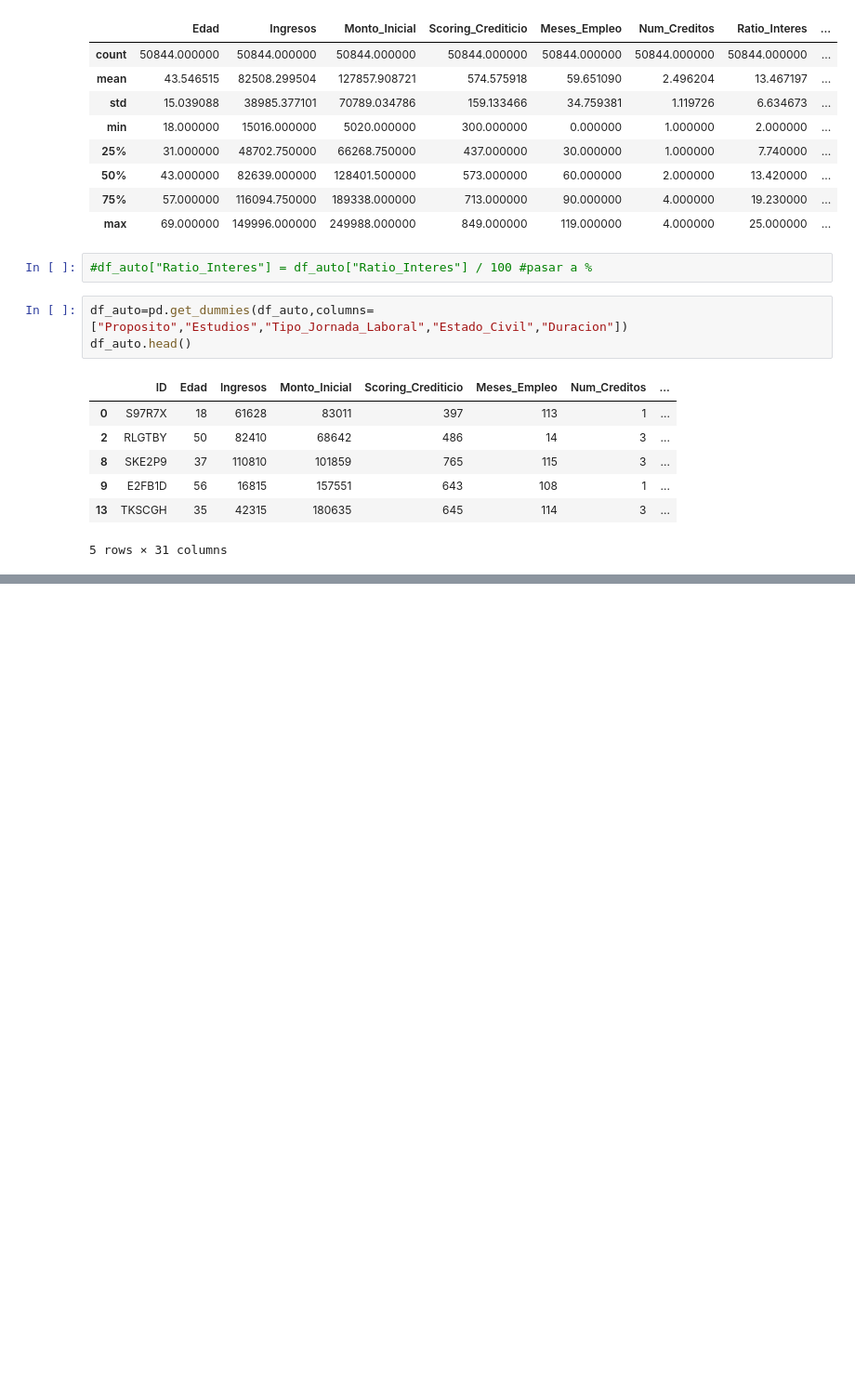
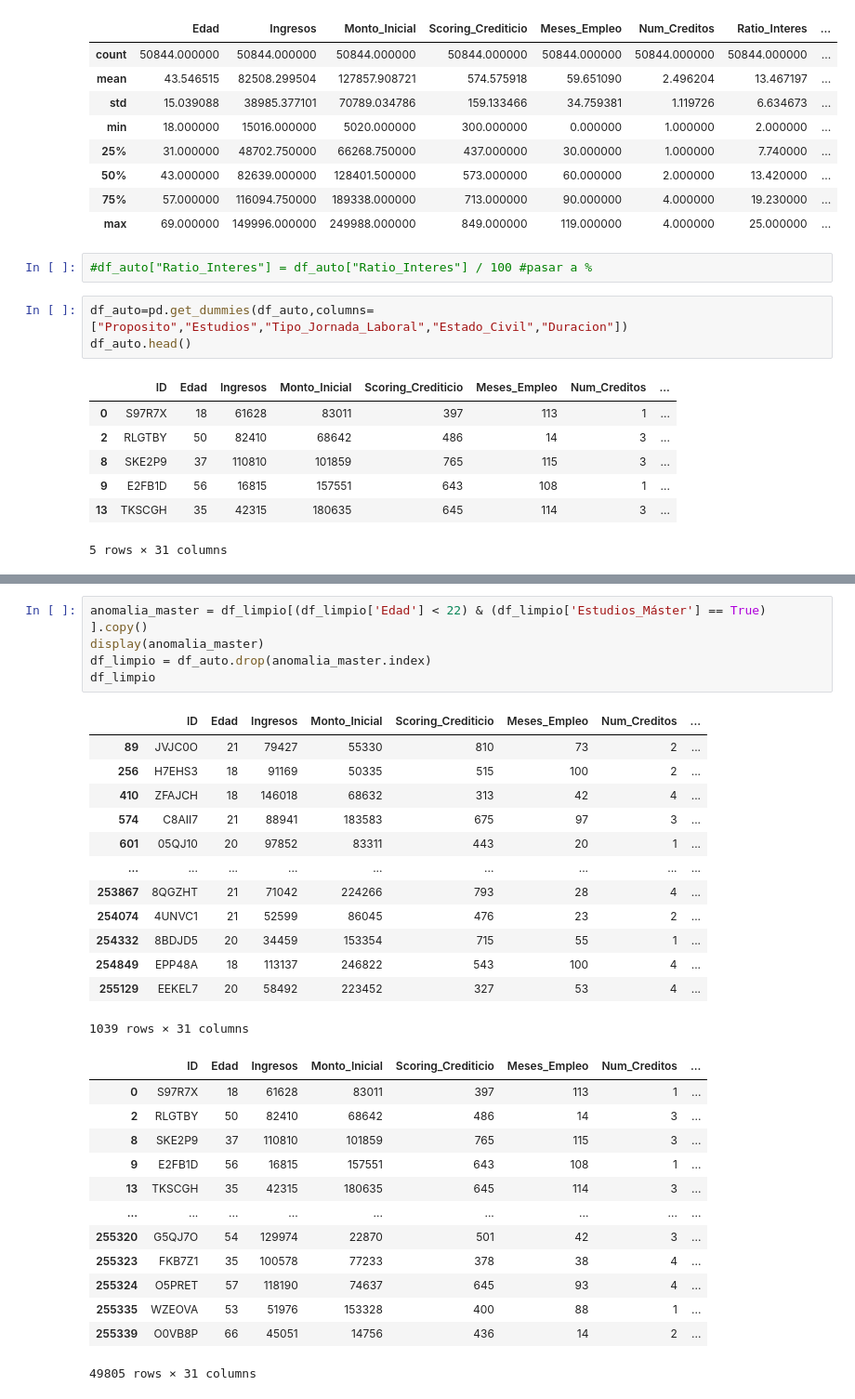
Before and after one commit to danielsoponaru/25-26_R07_NARANJA, a Jupyter notebook: 01-Ingesta_Limpieza.ipynb, the cells around one changed output, grey strips where cells are left out. Shown at 93% size. Drawn from its saved outputs; the diff is of its cells as text; blank space fills up the shorter version.

```diff
--- a/01-Ingesta_Limpieza.ipynb
+++ b/01-Ingesta_Limpieza.ipynb
@@ -115,3 +113,35 @@ df_limpio
+# %%
+anomalia_master = df_limpio[(df_limpio['Edad'] < 22) & (df_limpio['Estudios_Máster'] == True) ].copy()
+display(anomalia_master)
+df_limpio = df_auto.drop(anomalia_master.index)
+df_limpio
+# %% [output]
+|  | ID | Edad | Ingresos | Monto_Inicial | Scoring_Crediticio | Meses_Empleo | Num_Creditos | ... |
+| 89 | JVJC0O | 21 | 79427 | 55330 | 810 | 73 | 2 | ... |
+| 256 | H7EHS3 | 18 | 91169 | 50335 | 515 | 100 | 2 | ... |
+| 410 | ZFAJCH | 18 | 146018 | 68632 | 313 | 42 | 4 | ... |
+| 574 | C8AII7 | 21 | 88941 | 183583 | 675 | 97 | 3 | ... |
+| 601 | 05QJ10 | 20 | 97852 | 83311 | 443 | 20 | 1 | ... |
+| ... | ... | ... | ... | ... | ... | ... | ... | ... |
+| 253867 | 8QGZHT | 21 | 71042 | 224266 | 793 | 28 | 4 | ... |
+| 254074 | 4UNVC1 | 21 | 52599 | 86045 | 476 | 23 | 2 | ... |
+| 254332 | 8BDJD5 | 20 | 34459 | 153354 | 715 | 55 | 1 | ... |
+| 254849 | EPP48A | 18 | 113137 | 246822 | 543 | 100 | 4 | ... |
+| 255129 | EEKEL7 | 20 | 58492 | 223452 | 327 | 53 | 4 | ... |
+1039 rows × 31 columns
+|  | ID | Edad | Ingresos | Monto_Inicial | Scoring_Crediticio | Meses_Empleo | Num_Creditos | ... |
+| 0 | S97R7X | 18 | 61628 | 83011 | 397 | 113 | 1 | ... |
+| 2 | RLGTBY | 50 | 82410 | 68642 | 486 | 14 | 3 | ... |
+| 8 | SKE2P9 | 37 | 110810 | 101859 | 765 | 115 | 3 | ... |
+| 9 | E2FB1D | 56 | 16815 | 157551 | 643 | 108 | 1 | ... |
+| 13 | TKSCGH | 35 | 42315 | 180635 | 645 | 114 | 3 | ... |
+| ... | ... | ... | ... | ... | ... | ... | ... | ... |
+| 255320 | G5QJ7O | 54 | 129974 | 22870 | 501 | 42 | 3 | ... |
+| 255323 | FKB7Z1 | 35 | 100578 | 77233 | 378 | 38 | 4 | ... |
+| 255324 | O5PRET | 57 | 118190 | 74637 | 645 | 93 | 4 | ... |
+| 255335 | WZEOVA | 53 | 51976 | 153328 | 400 | 88 | 1 | ... |
+| 255339 | O0VB8P | 66 | 45051 | 14756 | 436 | 14 | 2 | ... |
+49805 rows × 31 columns
 # %%
 df_limpio['max_meses_empleo_posible'] = (df_limpio['Edad'] - 16) * 12
 anomalia_empleo = df_limpio[df_limpio['Meses_Empleo'] > df_limpio['max_meses_empleo_posible']].copy()
```
Also changed, not shown: parts of 7 cells of this notebook, 4 other files.
